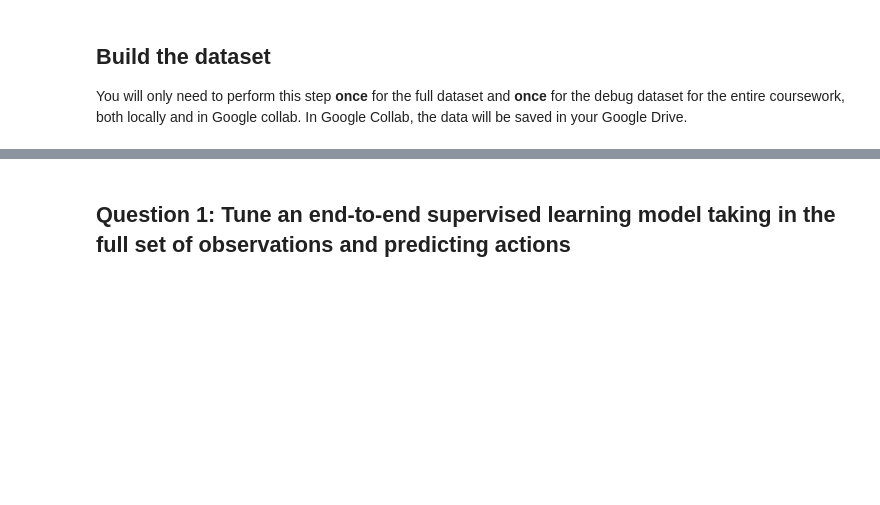
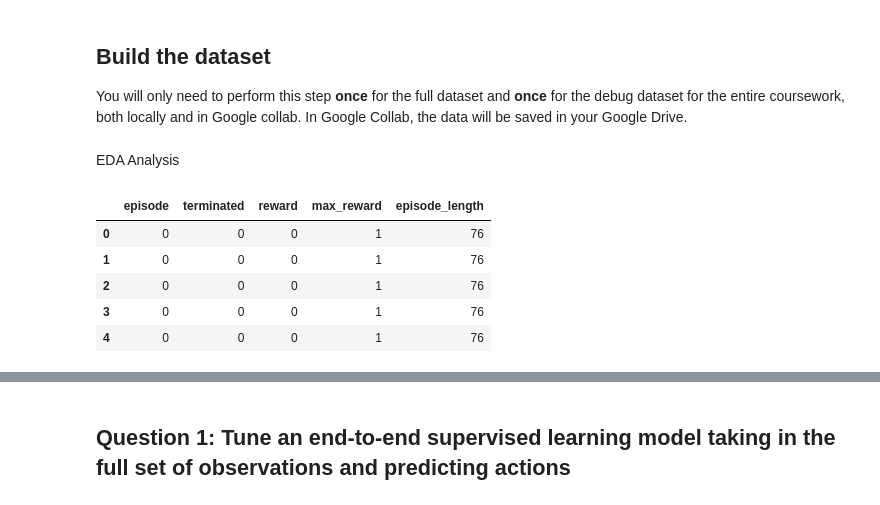
Before and after one commit to YuZhengYYDS/RoboticBehaviouralCloning, a Jupyter notebook: Cw2_upload/Cw2_upload/CW2_Questions_105_marks_QUESTIONS.ipynb, the cells around one changed output, grey strips where cells are left out. Cells and saved outputs as stored; diff of their text form; code cells hidden in the pictures; blank space fills up the shorter version.

```diff
--- a/Cw2_upload/Cw2_upload/CW2_Questions_105_marks_QUESTIONS.ipynb
+++ b/Cw2_upload/Cw2_upload/CW2_Questions_105_marks_QUESTIONS.ipynb
@@ -122,3 +148,5 @@ from comp0188_cw2.Preprocessing import main
 RUN_PREPROCESSING = False
 if RUN_PREPROCESSING:
   main()
+# %% [markdown]
+EDA Analysis
@@ -124,0 +164,10 @@ if RUN_PREPROCESSING:
+# %%
+tran_df = pd.read_csv(os.path.join(ROOT_PATH, "transition_df.csv"))
+tran_df.head()
+# %% [output]
+|  | episode | terminated | reward | max_reward | episode_length |
+| 0 | 0 | 0 | 0 | 1 | 76 |
+| 1 | 0 | 0 | 0 | 1 | 76 |
+| 2 | 0 | 0 | 0 | 1 | 76 |
+| 3 | 0 | 0 | 0 | 1 | 76 |
+| 4 | 0 | 0 | 0 | 1 | 76 |
```
Also changed, not shown: parts of 7 cells of this notebook.
